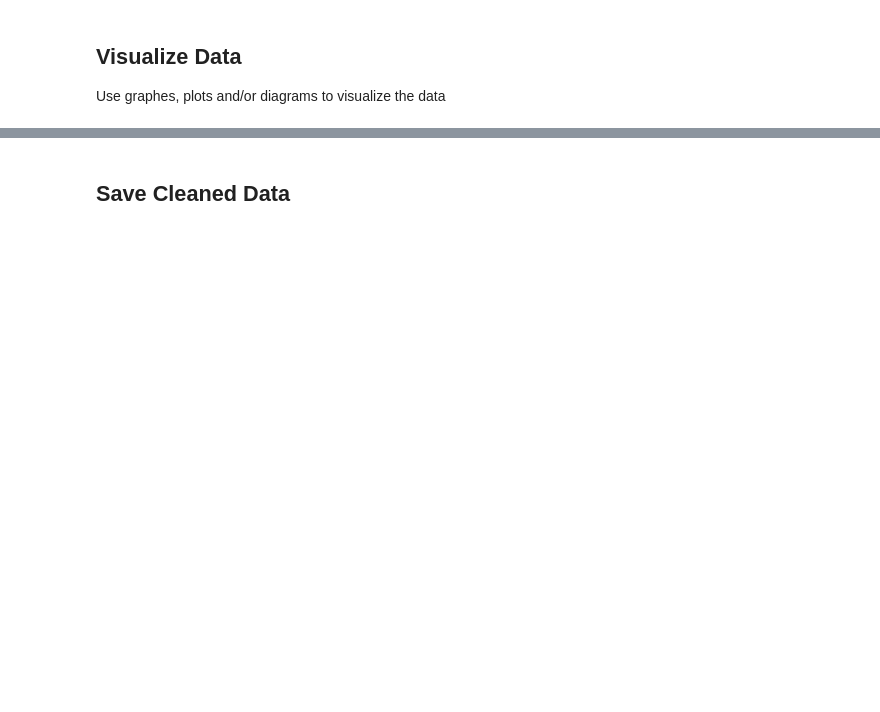
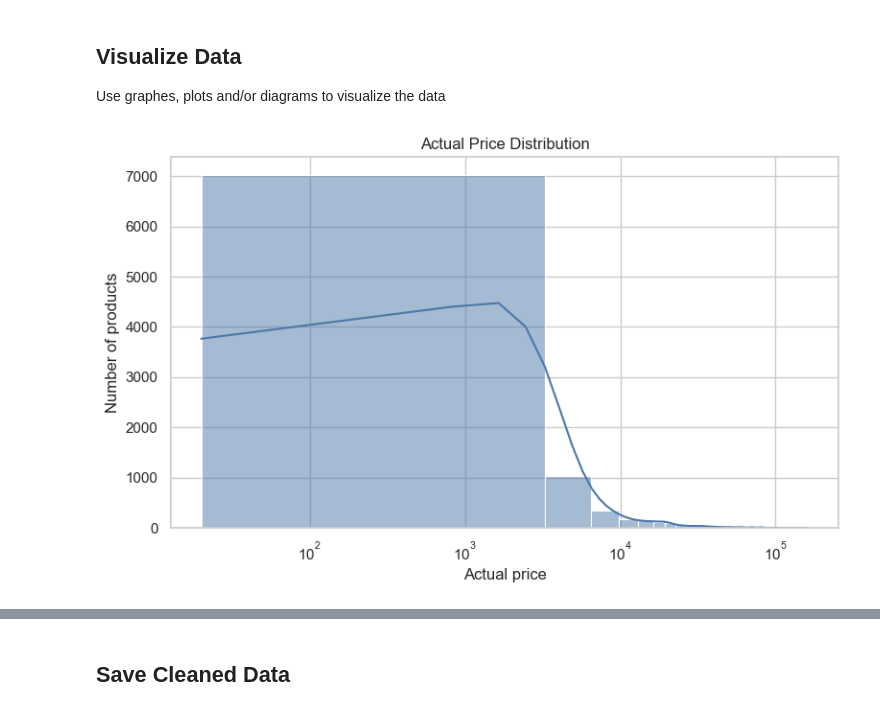
Before and after one commit to cureboyxxx/BigDataEngineeringProject, a Jupyter notebook: data cleaning/notebooks/data_cleaning.ipynb, the cells around one changed output, grey strips where cells are left out. Saved outputs shown, nothing was run; the diff lists cells and outputs as text; code cells hidden in the pictures; blank space fills up the shorter version.

Commit message:
add visualizations

```diff
--- a/data cleaning/notebooks/data_cleaning.ipynb
+++ b/data cleaning/notebooks/data_cleaning.ipynb
@@ -203,0 +244,2 @@ Identify outliers and remove or corret them
+# %%
+data = data[(data["ratings"] >= 1) & (data["ratings"] <= 5)]
@@ -204 +249,3 @@ Identify outliers and remove or corret them
+# %%
+data.loc[data["discount_price"] > data["actual_price"], "discount_price"] = data["actual_price"]
 # %%
@@ -211,0 +299,23 @@ Use graphes, plots and/or diagrams to visualize the data
+# %%
+# Create extra columns for the visual analysis
+visual_data = data.copy()
+visual_data["discount_amount"] = visual_data["actual_price"] - visual_data["discount_price"]
+visual_data["discount_percent"] = np.where(
+    visual_data["actual_price"] > 0,
+    (visual_data["discount_amount"] / visual_data["actual_price"]) * 100,
+    0
+)
+
+sns.set_theme(style="whitegrid", palette="Set2")
+# %%
+# Price distribution is right-skewed, so a log scale makes the pattern easier to read.
+plt.figure(figsize=(8, 5))
+sns.histplot(visual_data["actual_price"], bins=50, kde=True, color="#4C78A8")
+plt.title("Actual Price Distribution")
+plt.xlabel("Actual price")
+plt.ylabel("Number of products")
+plt.xscale("log")
+plt.tight_layout()
+plt.show()
+# %% [output]
+[figure, added]
```
Also changed, not shown: parts of 14 cells of this notebook.
